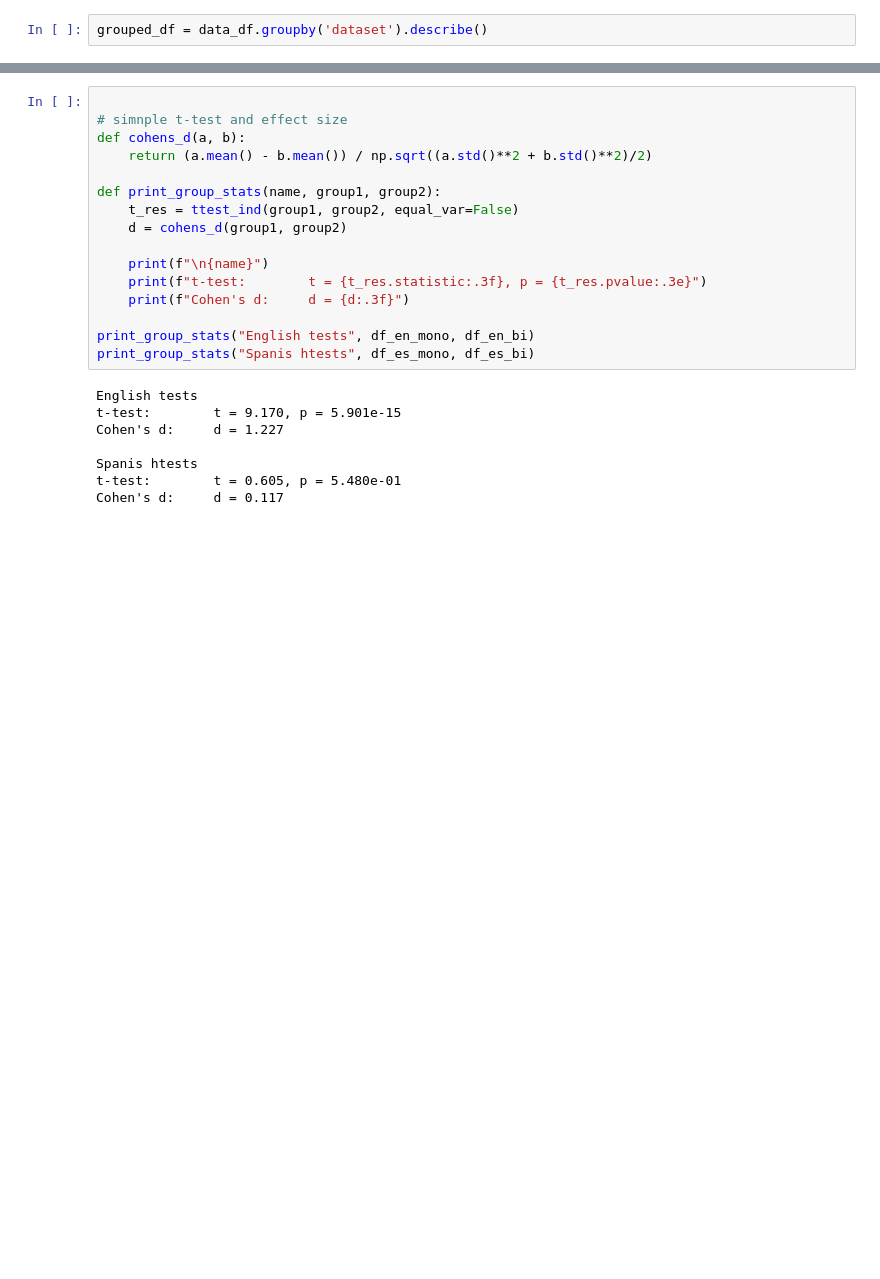
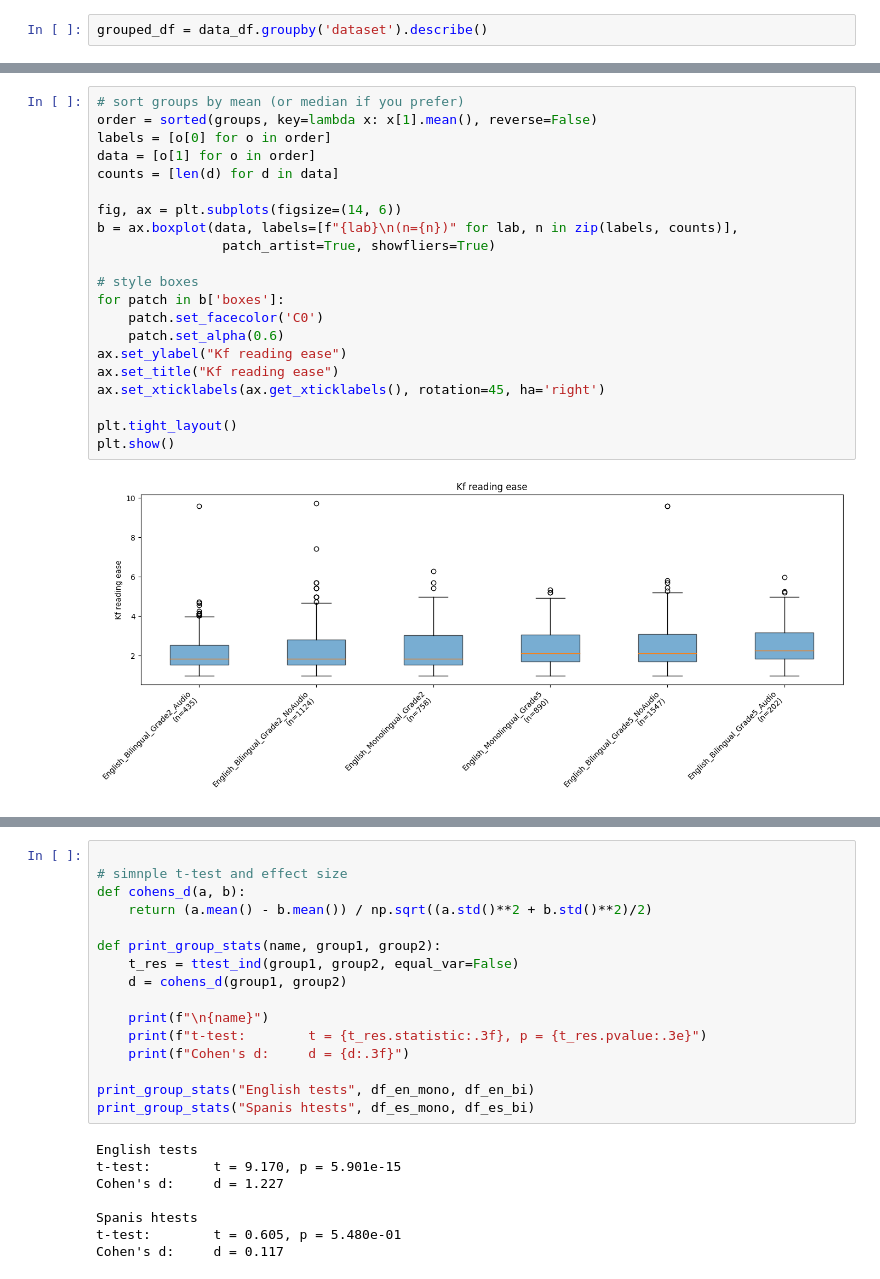
Before and after one commit to nachodll/complex-sentences-acquisition, a Jupyter notebook: 3_create_plots.ipynb, the cells around one changed output, grey strips where cells are left out. Drawn from its saved outputs; the diff is of its cells as text; blank space fills up the shorter version.

```diff
--- a/3_create_plots.ipynb
+++ b/3_create_plots.ipynb
@@ -37,0 +90,23 @@ make_plot("kf_ease_avg", ascending=False)
+# %%
+# sort groups by mean (or median if you prefer)
+order = sorted(groups, key=lambda x: x[1].mean(), reverse=False)
+labels = [o[0] for o in order]
+data = [o[1] for o in order]
+counts = [len(d) for d in data]
+
+fig, ax = plt.subplots(figsize=(14, 6))
+b = ax.boxplot(data, labels=[f"{lab}\n(n={n})" for lab, n in zip(labels, counts)],
+                patch_artist=True, showfliers=True)
+
+# style boxes
+for patch in b['boxes']:
+    patch.set_facecolor('C0')
+    patch.set_alpha(0.6)
+ax.set_ylabel("Kf reading ease")
+ax.set_title("Kf reading ease")
+ax.set_xticklabels(ax.get_xticklabels(), rotation=45, ha='right')
+
+plt.tight_layout()
+plt.show()
+# %% [output]
+[figure, added]
```
Also changed, not shown: parts of 10 cells of this notebook, 5 other files.
